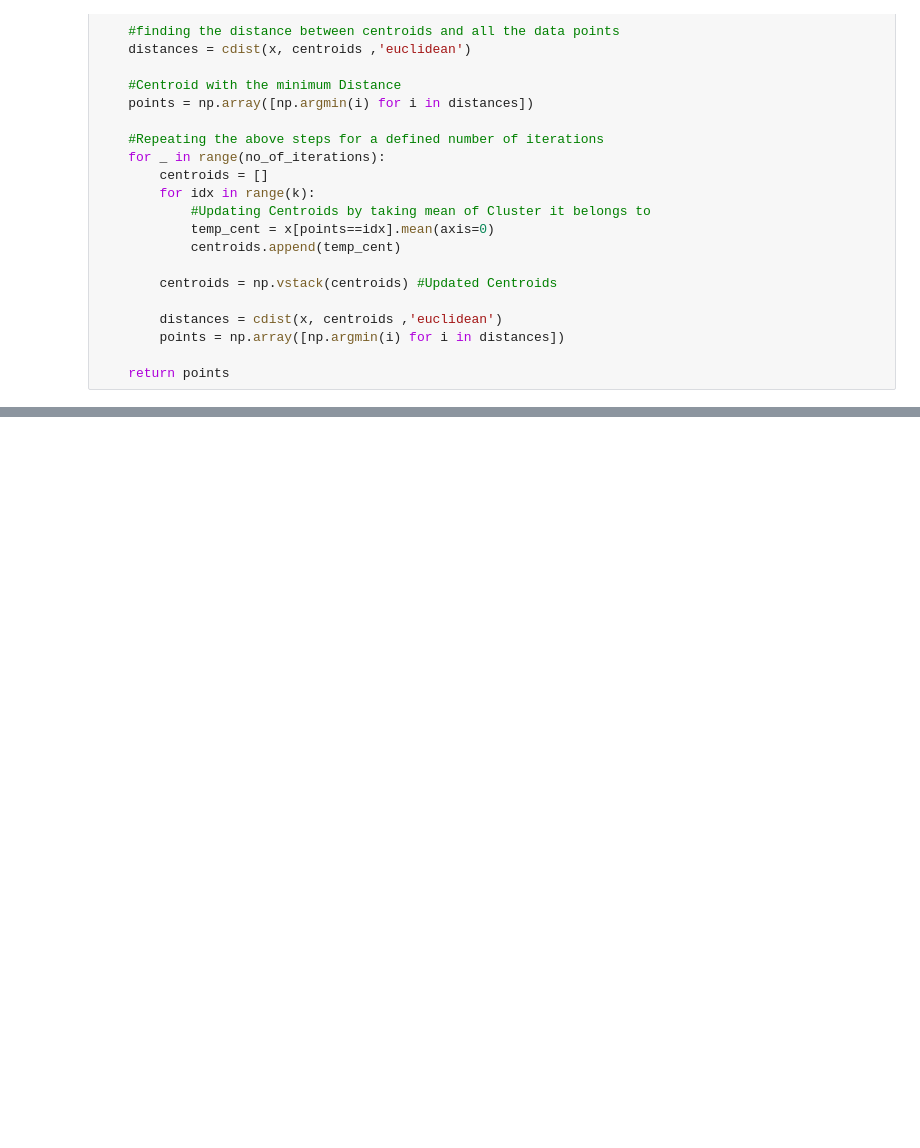
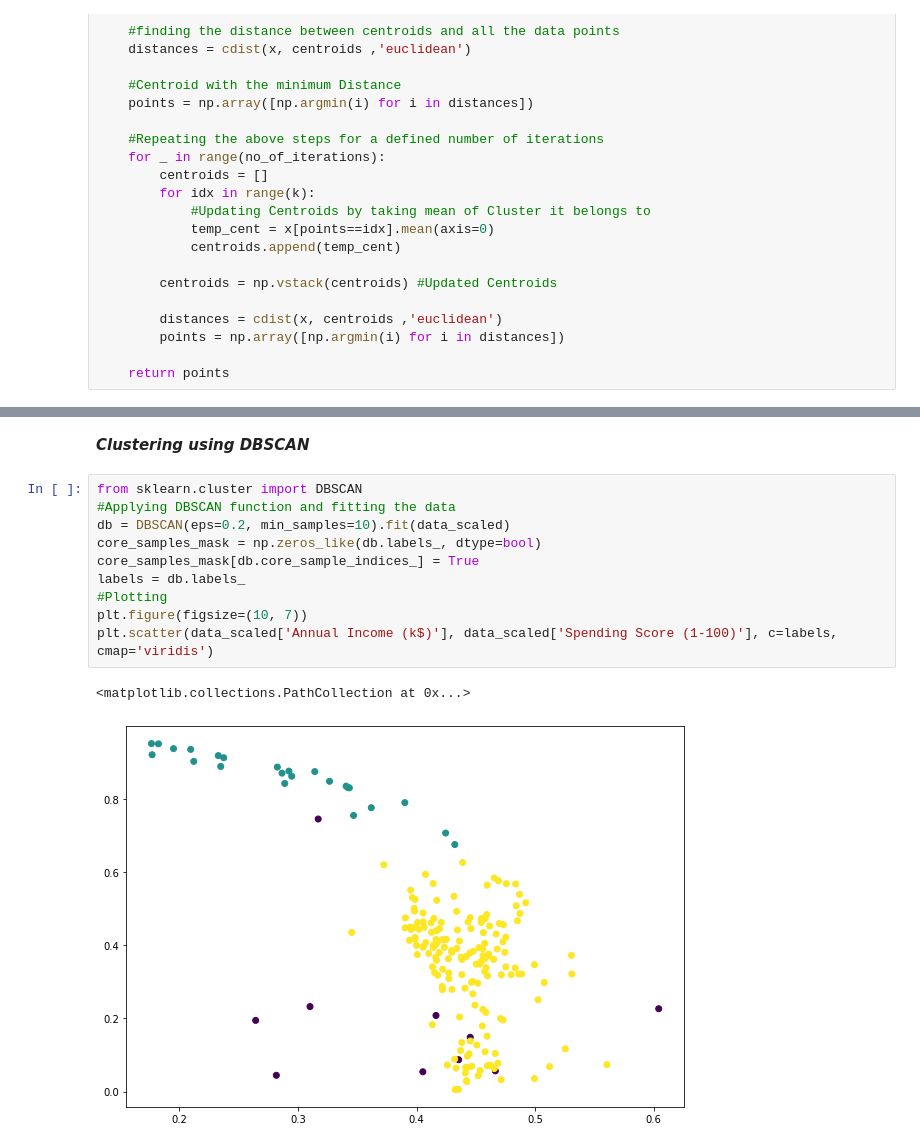
Before and after one commit to poojashreeNS/Clustering, a Jupyter notebook: K_mean_from_scratch.ipynb, the cells around one changed output, grey strips where cells are left out. Cells and saved outputs as stored; diff of their text form; blank space fills up the shorter version.

```diff
--- a/K_mean_from_scratch.ipynb
+++ b/K_mean_from_scratch.ipynb
@@ -57,0 +112,15 @@ plt.show()
+# %% [markdown]
+***Clustering using DBSCAN***
+# %%
+from sklearn.cluster import DBSCAN
+#Applying DBSCAN function and fitting the data
+db = DBSCAN(eps=0.2, min_samples=10).fit(data_scaled)
+core_samples_mask = np.zeros_like(db.labels_, dtype=bool)
+core_samples_mask[db.core_sample_indices_] = True
+labels = db.labels_
+#Plotting
+plt.figure(figsize=(10, 7))
+plt.scatter(data_scaled['Annual Income (k$)'], data_scaled['Spending Score (1-100)'], c=labels, cmap='viridis')
+# %% [output]
+<matplotlib.collections.PathCollection at 0x...>
+[figure, added]
```
Also changed, not shown: parts of 16 cells of this notebook.
